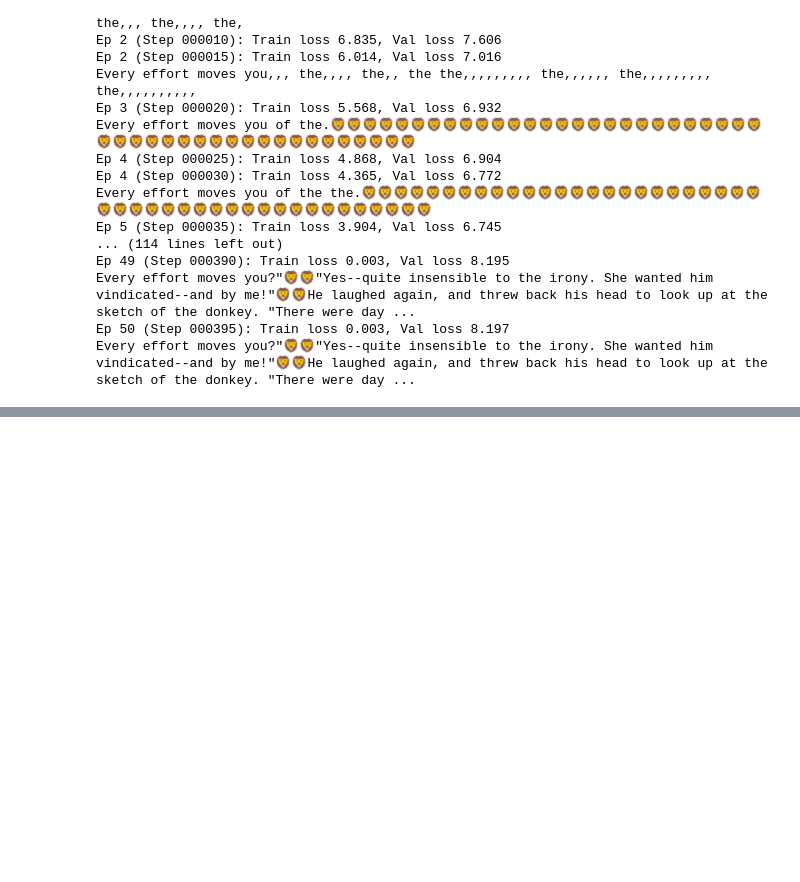
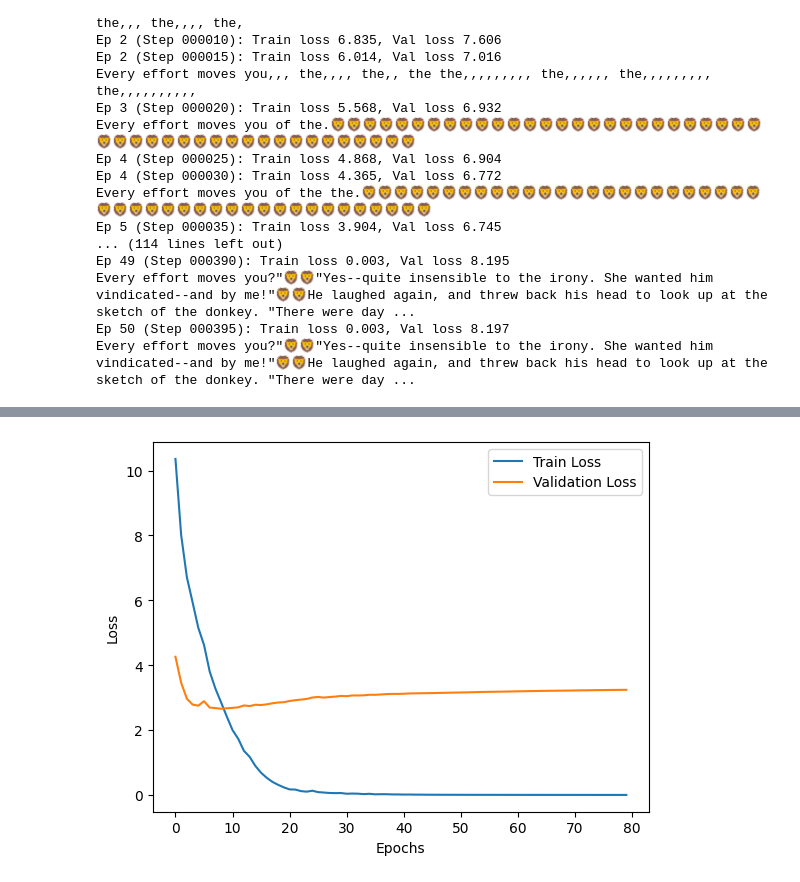
Before and after one commit to 17Swagat/LLMs-from-scratch, a Jupyter notebook: ch05/00_ME-Experimenting/notes_04.ipynb, the cells around one changed output, grey strips where cells are left out. Saved outputs shown, nothing was run; the diff lists cells and outputs as text; code cells hidden in the pictures; blank space fills up the shorter version.

```diff
--- a/ch05/00_ME-Experimenting/notes_04.ipynb
+++ b/ch05/00_ME-Experimenting/notes_04.ipynb
@@ -571,0 +785,10 @@ plot.show()
+# %%
+import matplotlib.pyplot as plot
+plot.plot(range(len(train_losses)), train_losses, label='Train Loss')
+plot.plot(range(len(val_losses)), val_losses, label='Validation Loss')
+plot.xlabel('Epochs')
+plot.ylabel('Loss')
+plot.legend()
+plot.show()
+# %% [output]
+[figure, added]
```
Also changed, not shown: parts of 59 cells of this notebook, 4 other files.
